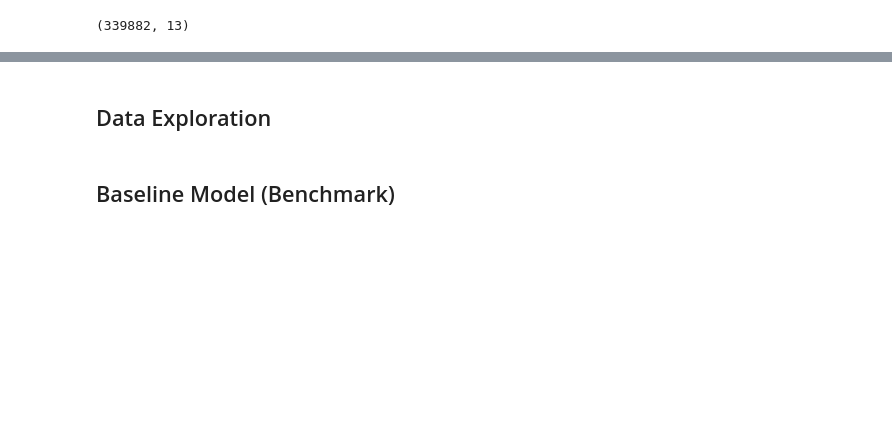
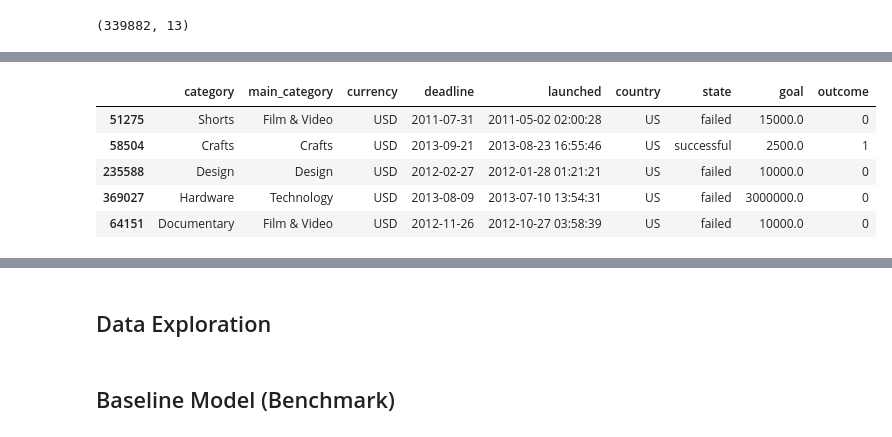
Before and after one commit to DS-kickstarter-success/kickstarter-success, a Jupyter notebook: U4-BW-Template/U4-BW-Template/notebooks/01_Model_Development.ipynb, the cells around one changed output, grey strips where cells are left out. Saved outputs shown, nothing was run; the diff lists cells and outputs as text; code cells hidden in the pictures; blank space fills up the shorter version.

```diff
--- a/U4-BW-Template/U4-BW-Template/notebooks/01_Model_Development.ipynb
+++ b/U4-BW-Template/U4-BW-Template/notebooks/01_Model_Development.ipynb
@@ -93,0 +97,13 @@ df.sample(5)
+# %%
+#converting state into binary success and failure where success=1  and failure = 0
+
+df = df.assign(outcome=(df['state'] == 'successful').astype(int))
+
+df.sample(5)
+# %% [output]
+|  | category | main_category | currency | deadline | launched | country | state | goal | outcome |
+| 51275 | Shorts | Film & Video | USD | 2011-07-31 | 2011-05-02 02:00:28 | US | failed | 15000.0 | 0 |
+| 58504 | Crafts | Crafts | USD | 2013-09-21 | 2013-08-23 16:55:46 | US | successful | 2500.0 | 1 |
+| 235588 | Design | Design | USD | 2012-02-27 | 2012-01-28 01:21:21 | US | failed | 10000.0 | 0 |
+| 369027 | Hardware | Technology | USD | 2013-08-09 | 2013-07-10 13:54:31 | US | failed | 3000000.0 | 0 |
+| 64151 | Documentary | Film & Video | USD | 2012-11-26 | 2012-10-27 03:58:39 | US | failed | 10000.0 | 0 |
```
Also changed, not shown: parts of 13 cells of this notebook, 21 other files.
